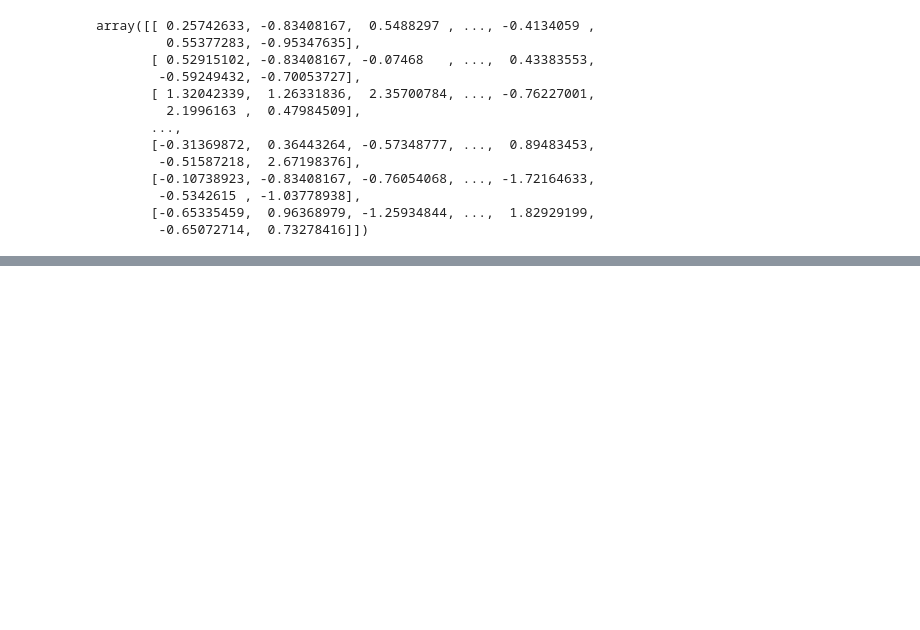
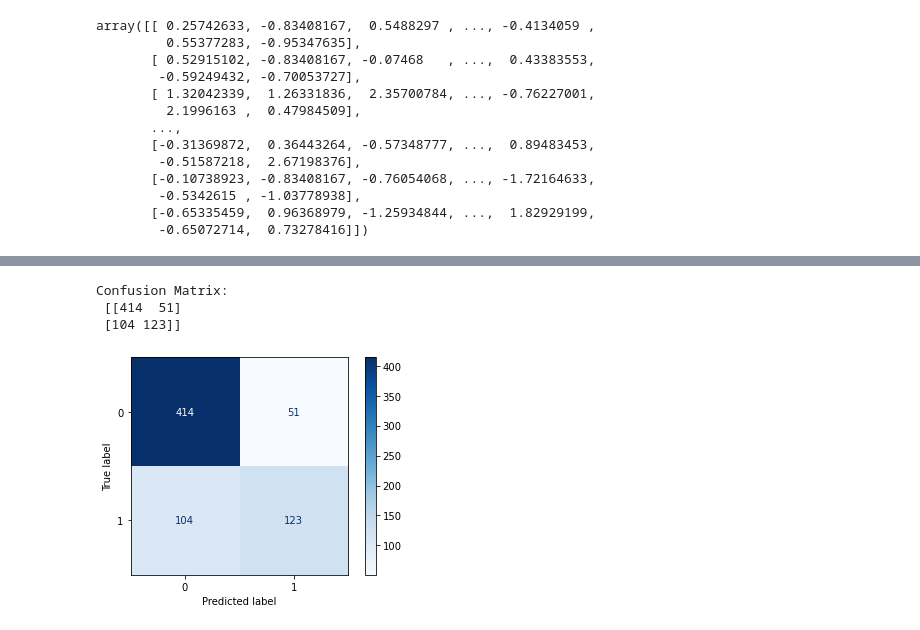
Before and after one commit to akeyo03/phase-3-project, a Jupyter notebook: final.ipynb, the cells around one changed output, grey strips where cells are left out. Drawn from its saved outputs; the diff is of its cells as text; code cells hidden in the pictures; blank space fills up the shorter version.

```diff
--- a/final.ipynb
+++ b/final.ipynb
@@ -428,0 +577,11 @@ StandardScaler()
+# %%
+second_model = LogisticRegression(random_state=42, C=0.5, solver='saga', penalty='elasticnet', l1_ratio=0.5, max_iter=1000)
+#fit the variables to the logisticregression
+second_model = second_model.fit(X_train_scaled, y_train)
+
+# Use cross_val_score with scoring="neg_log_loss" to evaluate the model
+# on X_train and y_train
+second_log_loss = cross_val_score(second_model, X_train_scaled, y_train, scoring="neg_log_loss", cv=5)
+
+second_log_loss = -(second_log_loss.mean())
+print("Second Model negative loss function", second_log_loss)
@@ -428,0 +618,17 @@ StandardScaler()
+# %%
+# intialize the final model
+final_model = second_model
+# %%
+#predict the values of the test set
+y_pred_test = final_model.predict(X_test_scaled)
+# %%
+# Import confusion_matrix
+from sklearn.metrics import confusion_matrix
+
+# print confusion matrix
+cnf_matrix = confusion_matrix(y_test, y_pred_test)
+print('Confusion Matrix:\n', cnf_matrix)
+# %% [output]
+Confusion Matrix:
+ [[414  51]
+ [104 123]]
@@ -428,0 +637,11 @@ StandardScaler()
+# %%
+#create a visual for the confusion matrix
+# import plot_confusion_matrix
+from sklearn.metrics import ConfusionMatrixDisplay
+
+#visualize the confusion matrix
+disp = ConfusionMatrixDisplay(confusion_matrix=cnf_matrix)
+disp.plot(cmap=plt.cm.Blues)
+plt.show()
+# %% [output]
+[figure, added]
```
Also changed, not shown: parts of 44 cells of this notebook.
